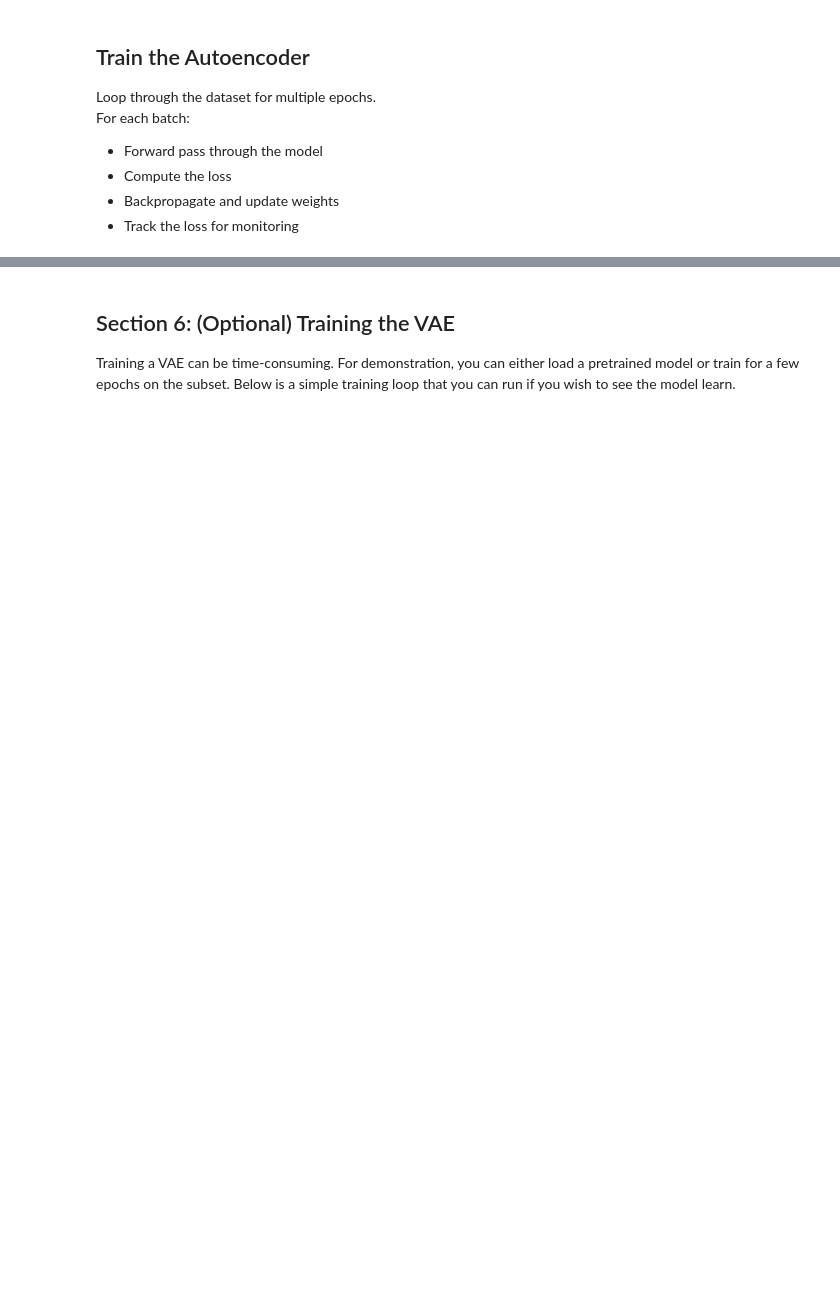
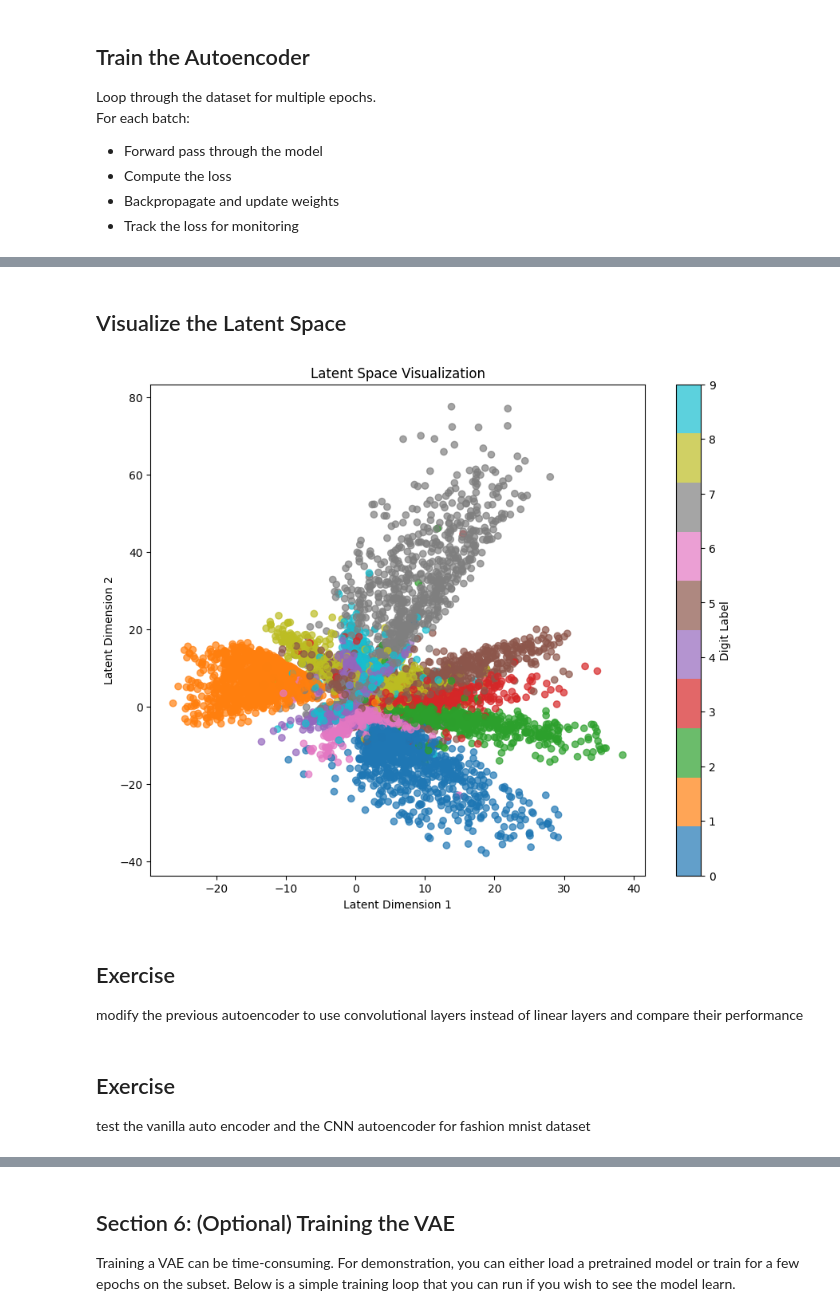
Before and after one commit to hussamalafandi/Generative_AI, a Jupyter notebook: 01/01_Basics.ipynb, the cells around one changed output, grey strips where cells are left out. Drawn from its saved outputs; the diff is of its cells as text; code cells hidden in the pictures; blank space fills up the shorter version.

```diff
--- a/01/01_Basics.ipynb
+++ b/01/01_Basics.ipynb
@@ -106,13 +99,13 @@ View run at https://wandb.ai/hussam-alafandi/mnist-autoencoder/runs/f81c7dgf
 We use the torchvision `MNIST` dataset class and apply a basic transformation to convert images to tensors.
 # %%
 # Load MNIST dataset
-transform = ToTensor()
+transform = ToTensor() # Convert images to PyTorch tensors and normalize to [0, 1]
 
 train_data = MNIST(root='./data', train=True, transform=transform, download=True)
 val_data = MNIST(root='./data', train=False, transform=transform, download=True)
 
-train_loader = DataLoader(train_data, batch_size=64, shuffle=True)
-val_loader = DataLoader(val_data, batch_size=64, shuffle=False)
+train_loader = DataLoader(train_data, batch_size=config["batch_size"], shuffle=True)
+val_loader = DataLoader(val_data, batch_size=config["batch_size"], shuffle=True)
 # %% [markdown]
 ## Define the Autoencoder Model
 
@@ -131,11 +124,11 @@ class Autoencoder(nn.Module):
             nn.ReLU(),
             nn.Linear(128, 64),
             nn.ReLU(),
-            nn.Linear(64, wandb.config.latent_dim),
+            nn.Linear(64, config["latent_dim"])
         )
         # Decoder
         self.decoder = nn.Sequential(
-            nn.Linear(wandb.config.latent_dim, 64),
+            nn.Linear(config["latent_dim"], 64),
             nn.ReLU(),
             nn.Linear(64, 128),
             nn.ReLU(),
@@ -160,8 +158,12 @@ Make sure to define the device (CPU or GPU) before using `.to(device)`.
 # %%
 # Set device
-device = torch.device("cuda" if torch.cuda.is_available() else "cpu")
+if not torch.cuda.is_available():
+    raise RuntimeError("No GPU available. Please run on a machine with a GPU.")
+
+device = torch.device("cuda")
+print(f"Using device: {device}")
 
 # Initialize model, loss function, and optimizer
-autoencoder = Autoencoder().to(device)
+model = Autoencoder().to(device)
 criterion = nn.MSELoss()
-optimizer = torch.optim.Adam(autoencoder.parameters(), lr=wandb.config.learning_rate)
+optimizer = torch.optim.Adam(model.parameters(), lr=config["learning_rate"], weight_decay=1e-5)
@@ -288 +294,42 @@ torch.save(autoencoder.state_dict(), Path(model_dir) / "autoencoder_mnist.pth")
+# %% [markdown]
+## Visualize the Latent Space
+# %%
+import matplotlib.pyplot as plt
+
+# Function to visualize the latent space
+def visualize_latent_space(autoencoder, dataloader, device):
+    autoencoder.eval()
+    latent_vectors = []
+    labels = []
+
+    with torch.no_grad():
+        for images, targets in dataloader:
+            images = images.to(device)
+            encoded = autoencoder.encoder(images.view(images.size(0), -1))
+            latent_vectors.append(encoded.cpu())
+            labels.append(targets)
+
+    latent_vectors = torch.cat(latent_vectors)
+    labels = torch.cat(labels)
+
+    plt.figure(figsize=(10, 8))
+    scatter = plt.scatter(latent_vectors[:, 0], latent_vectors[:, 1], c=labels, cmap='tab10', alpha=0.7)
+    plt.colorbar(scatter, label="Digit Label")
+    plt.title("Latent Space Visualization")
+    plt.xlabel("Latent Dimension 1")
+    plt.ylabel("Latent Dimension 2")
+    plt.show()
+
+# Visualize the latent space using the validation data
+visualize_latent_space(model, val_loader, device)
+# %% [output]
+[figure, added]
+# %% [markdown]
+## Exercise
+
+modify the previous autoencoder to use convolutional layers instead of linear layers and compare their performance
+# %% [markdown]
+## Exercise
+
+test the vanilla auto encoder and the CNN autoencoder for fashion mnist dataset
 # %% [markdown]
```
Also changed, not shown: parts of 44 cells of this notebook, 1 other file.
